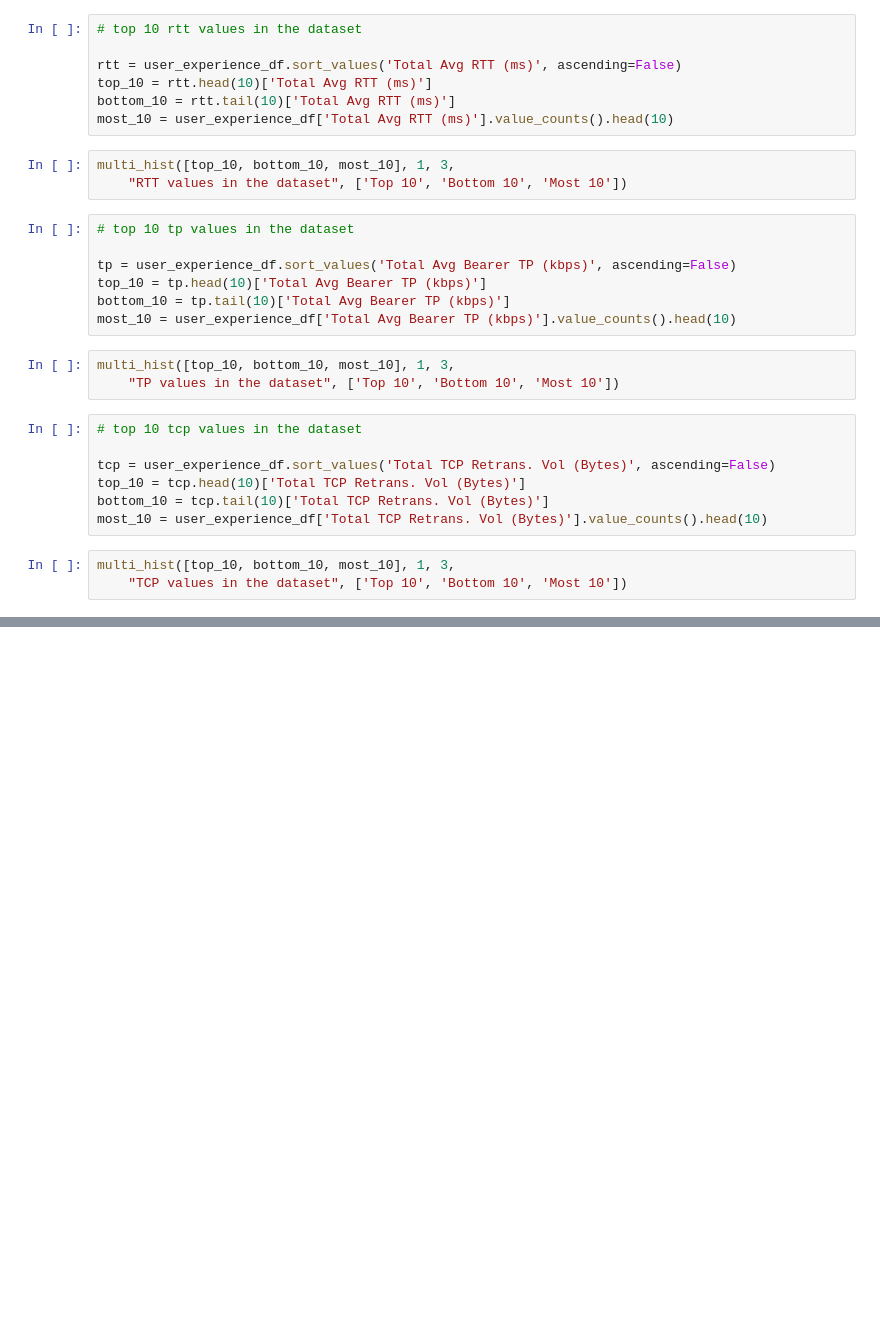
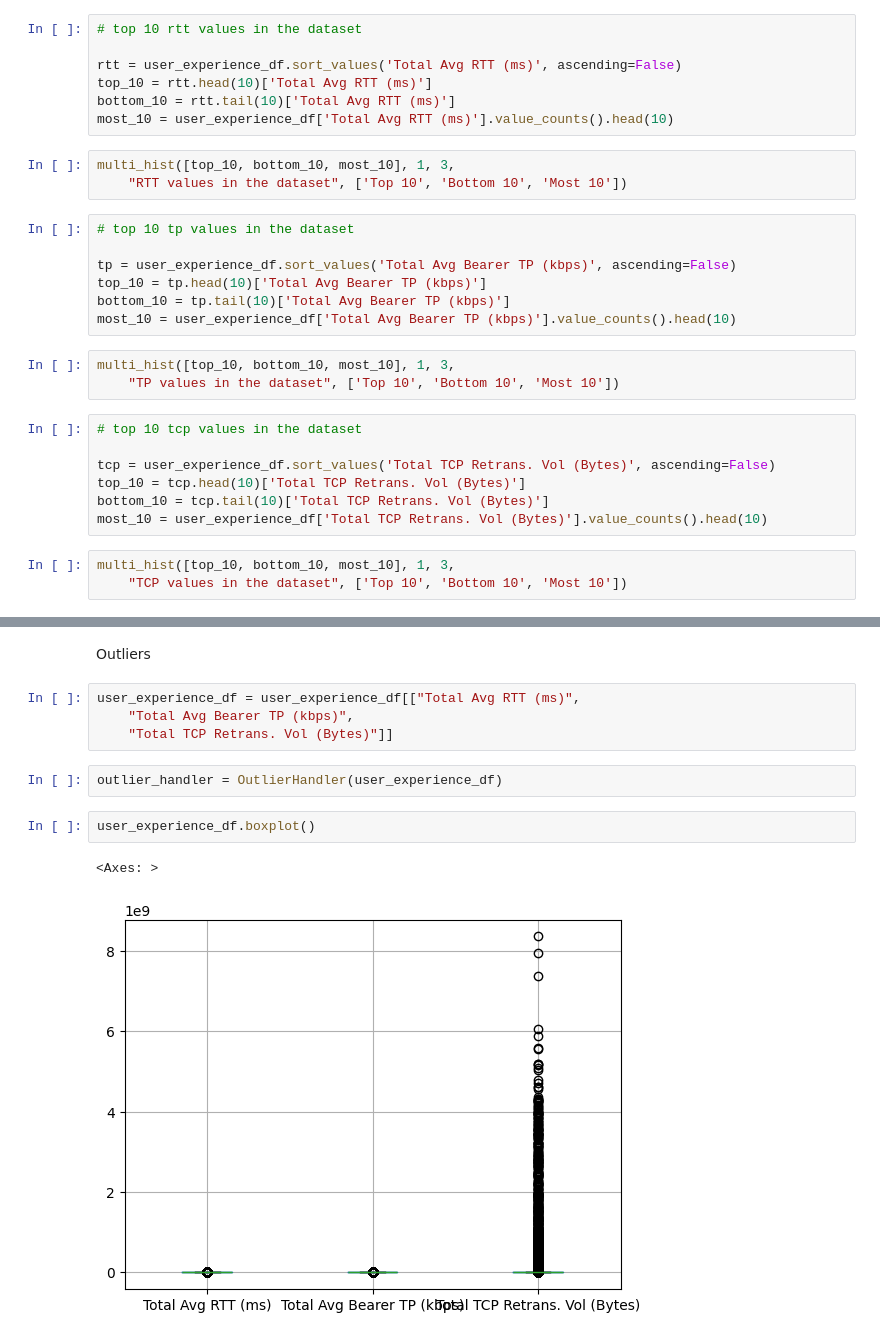
Before and after one commit to bettyabay/TellCo-Data-Analysis, a Jupyter notebook: notebooks/user_experience_analysis.ipynb, the cells around one changed output, grey strips where cells are left out. Drawn from its saved outputs; the diff is of its cells as text; blank space fills up the shorter version.

```diff
--- a/notebooks/user_experience_analysis.ipynb
+++ b/notebooks/user_experience_analysis.ipynb
@@ -178,0 +218,13 @@ multi_hist([top_10, bottom_10, most_10], 1, 3,
+# %% [markdown]
+Outliers
+# %%
+user_experience_df = user_experience_df[["Total Avg RTT (ms)",
+    "Total Avg Bearer TP (kbps)",
+    "Total TCP Retrans. Vol (Bytes)"]]
+# %%
+outlier_handler = OutlierHandler(user_experience_df)
+# %%
+user_experience_df.boxplot()
+# %% [output]
+<Axes: >
+[figure, added]
```
Also changed, not shown: parts of 21 cells of this notebook, 1 other file.
